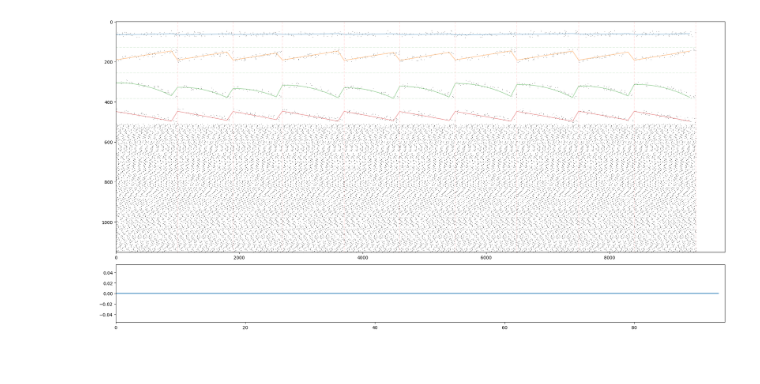
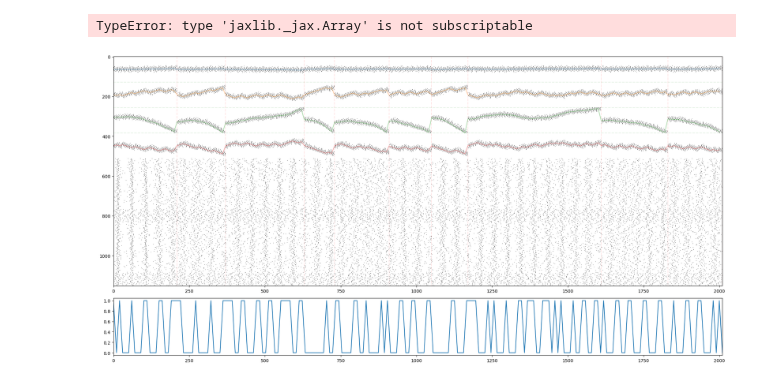
Before and after one commit to Nogarx/Spark, a Jupyter notebook: dev_tmp_files/cartpole.ipynb, the cells around one changed output. Cells and saved outputs as stored; diff of their text form; code cells hidden in the pictures.

```diff
--- a/dev_tmp_files/cartpole.ipynb
+++ b/dev_tmp_files/cartpole.ipynb
@@ -66,10 +314,10 @@ def compute_real_reward(x, x_prev, r_prev, terminated):
 	return r
 # %%
 env_name =  'CartPole-v1'
-env = gym.make(env_name)
+env = gym.make(env_name, sutton_barto_reward=True)
 next_obs, _ = env.reset(seed=42)
 next_obs = process_obs(next_obs)
 
-STEPS_10MS = 100
-TRAIN_EPOCHES = 500
+STEPS_10MS = 10
+TRAIN_EPOCHES = 100
 TEST_EPOCHES = 10
@@ -79,9 +354,20 @@ brain_config = spark.nn.BrainConfig.from_file('example_ab_model.scfg')
 # Initialize the Brain.
 brain = spark.nn.Brain(config=brain_config)
 # Build the Brain.
-brain(drive=spark.FloatArray(jnp.zeros((4,), dtype=jnp.float16)))
+brain(
+    drive=spark.FloatArray(jnp.zeros((4,), dtype=jnp.float16)),
+    reward=spark.FloatArray(jnp.zeros((1,), dtype=jnp.float16))
+)
 # Split brain into the graph and the state
 graph, state = spark.split((brain))
 # Compitle runtime fn. Depending on the number of steps this may take a little bit of time.
-run_model(graph, state, steps=STEPS_10MS, drive=spark.FloatArray(jnp.array(next_obs, dtype=jnp.float16)))
-run_model_and_record(graph, state, steps=STEPS_10MS, drive=spark.FloatArray(jnp.array(next_obs, dtype=jnp.float16)));
+run_model(
+    graph, state, steps=STEPS_10MS,
+	drive=spark.FloatArray(jnp.array(next_obs, dtype=jnp.float16)),
+    reward=spark.FloatArray(jnp.zeros((1,), dtype=jnp.float16))
+)
+run_model_and_record(
+    graph, state, steps=STEPS_10MS,
+    drive=spark.FloatArray(jnp.array(next_obs, dtype=jnp.float16)),
+    reward=spark.FloatArray(jnp.zeros((1,), dtype=jnp.float16))
+);
@@ -121,3 +463,7 @@ for i in tqdm(range(TRAIN_EPOCHES)):
+# %%
+jax.Array[jnp.bool]
+# %% [output]
+TypeError: type 'jaxlib._jax.Array' is not subscriptable
 # %%
 spikes = []
 breaks = []
@@ -134,37 +480,46 @@ for i in tqdm(range(TEST_EPOCHES)):
 		env_obs.append(next_obs)
 		prev_obs = next_obs
 		# Model logic
-		out, state, model_spikes = run_model_and_record(graph, state, steps=STEPS_10MS, drive=spark.FloatArray(jnp.array(next_obs, dtype=jnp.float16)))
+		out, state, model_spikes = run_model_and_record(
+			graph, state, steps=STEPS_10MS,
+			drive=spark.FloatArray(jnp.array(next_obs, dtype=jnp.float16)),
+    		reward=spark.FloatArray(jnp.array(0, dtype=jnp.float16))
+		)
 		spikes += model_spikes
 		# Environment logic.
 		next_action = int(np.argmax(out['action'].value))
 		next_obs, _, terminated, truncated, info = env.step(next_action)
 		reward = compute_real_reward(next_obs, prev_obs, reward, terminated)
 		actions.append(next_action)
 		env_steps += 1
 	# Reset environment
 	next_obs, _ = env.reset()
 	breaks.append(STEPS_10MS*env_steps)
 	# Flush model. Pass a zero vector for 10 ms to let the model "cooldown" a little bit.
-	_, state = run_model(graph, state, steps=STEPS_10MS, drive=spark.FloatArray(jnp.zeros_like(next_obs, dtype=jnp.float16)))
+	for _ in range(10):
+		_, state = run_model(
+			graph, state, steps=STEPS_10MS,
+			drive=spark.FloatArray(jnp.zeros_like(next_obs, dtype=jnp.float16)),
+    		reward=spark.FloatArray(jnp.array(0, dtype=jnp.float16))
+		)
 
 model = spark.merge(graph, state)
 spikes = np.abs(np.array(spikes))
 
 fig, ax = plt.subplots(2,1,figsize=(20,10), height_ratios=(8,2))
 ax[0].imshow(1-spikes.T, cmap='gray', aspect='auto', interpolation='none')
 for b in breaks:
     ax[0].plot([b,b], [0-0.5,spikes.shape[1]-0.5], 'r--', alpha=0.1)
 for i in range(3):
     ax[0].plot([0-0.5,len(spikes)-0.5], [128*(i+1), 128*(i+1)], 'g--', alpha=0.1)
 ax[0].plot(STEPS_10MS*np.arange(len(spikes)//STEPS_10MS), 64*np.array(env_obs).T[0]+64, alpha=0.4)
 ax[0].plot(STEPS_10MS*np.arange(len(spikes)//STEPS_10MS), 64*np.array(env_obs).T[1]+64+128, alpha=0.4)
 ax[0].plot(STEPS_10MS*np.arange(len(spikes)//STEPS_10MS), 64*np.array(env_obs).T[2]+64+256, alpha=0.4)
 ax[0].plot(STEPS_10MS*np.arange(len(spikes)//STEPS_10MS), 64*np.array(env_obs).T[3]+64+128+256, alpha=0.4)
 ax[1].plot(np.linspace(0,breaks[-1], len(actions)), actions)
 ax[0].set_xlim(0, breaks[-1])
 ax[1].set_xlim(0, breaks[-1])
 plt.tight_layout()
 plt.show()
 # %% [output]
-[figure, old version]
+[figure, new version]
```
Also changed, not shown: parts of 9 cells of this notebook, 16 other files.
